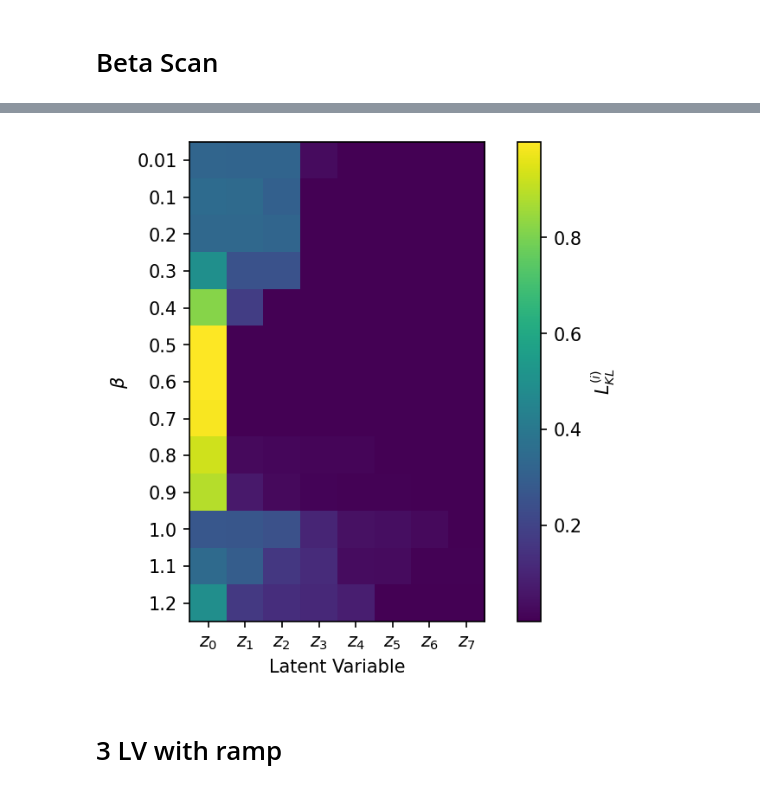
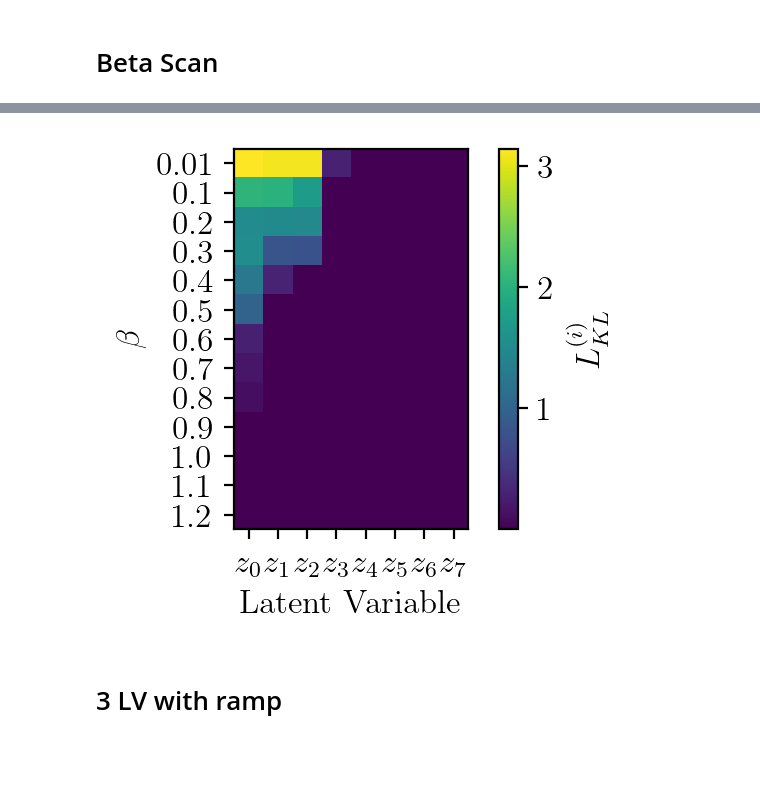
Before and after one commit to FelixFrohnertDB/Quantum-State-VAE, a Jupyter notebook: Analysis.ipynb, the cells around one changed output, grey strips where cells are left out. Cells and saved outputs as stored; diff of their text form; code cells hidden in the pictures; blank space fills up the shorter version.

```diff
--- a/Analysis.ipynb
+++ b/Analysis.ipynb
@@ -328,5 +822,7 @@ Quantum object: dims = [[2, 2], [2, 2]], shape = (4, 4), type = oper, isherm = T
 gamma = np.load('/home/felix/Downloads/gamma_new.npy', mmap_mode="r")
 rho_gamma = np.load('/home/felix/Downloads/rho_gamma_noiseless.npy', mmap_mode="r")
 
-z_mean_gamma, _, _ = vae.encoder.predict(rho_gamma)
+
+
+z_mean_gamma, _, _ = vae_noisy.encoder.predict(rho_gamma)
 # %% [output]
@@ -342,8 +839,3 @@ offset = 1-z_mean_gamma.flatten()[0]
 test = (1-gamma)*z_mean_gamma.flatten() #+ gamma/2
 # %%
 test = z_mean_gamma.flatten()*2 + (1-z_mean_gamma.flatten()[0]*2)
-# %%
-
-
-for i in range(len(test)):
-    print(np.round(test[i],2),conc[i])
@@ -499,7 +936,7 @@ X_train, X_test, y_train, y_test = train_test_split(rho_arr, alpha_arr, random_s
 concurrence_arr = np.array([qt.concurrence(qt.Qobj(dm.reshape(4,4),dims=[[2,2],[2,2]])) for dm in X_test])
 # %%
 batch_size = 64
-learning_rate = 0.005
+learning_rate = 0.0001
 lat_dim = 8
 hidden_act = "tanh"
 final_act = "linear"
@@ -510,8 +947,8 @@ inx_dict = {"001":0.01,"01":0.1,"02":0.2,"03":0.3,
 # %%
 encoder, decoder = vae_mlp_4x4(lat_dim, hidden_act, final_act)
 
-encoder.load_weights("grid_8/encoder_{}_grid_8.h5".format("06"))
-decoder.load_weights("grid_8/decoder_{}_grid_8.h5".format("06"))
+encoder.load_weights("grid_8/encoder_{}_grid_8.h5".format("03"))
+decoder.load_weights("grid_8/decoder_{}_grid_8.h5".format("03"))
 
 vae = VAE(encoder, decoder, beta)
 vae.compile(optimizer=tf.keras.optimizers.Adam(learning_rate=learning_rate))
@@ -611,20 +1100,23 @@ new_matrix
 # %%
 row_sums = np.sort(full_kl_loss_arr,axis=-1).sum(axis=1)
 new_matrix = np.sort(full_kl_loss_arr,axis=-1) / row_sums[:, np.newaxis]
 
-fig, ax = plt.subplots(dpi=150)
+new_matrix = np.sort(full_kl_loss_arr,axis=-1)
+
+
+fig, ax = plt.subplots()
 im = ax.imshow(np.flip(new_matrix,axis=1))
 cbar = fig.colorbar(im)
 cbar.set_label("$L_{KL}^{(i)}$")
 plt.xticks(range(8),["$z_{}$".format(i) for i in range(lat_dim)])
 plt.yticks(range(len(inx_dict)),beta_list)
 
 plt.xlabel("Latent Variable")
 plt.ylabel("$\\beta$")
 
 plt.show()
 # %% [output]
-[figure, old version]
+[figure, new version]
 # %% [markdown]
 # 3 LV with ramp
 # %%
```
Also changed, not shown: parts of 75 cells of this notebook, 1 other file.
